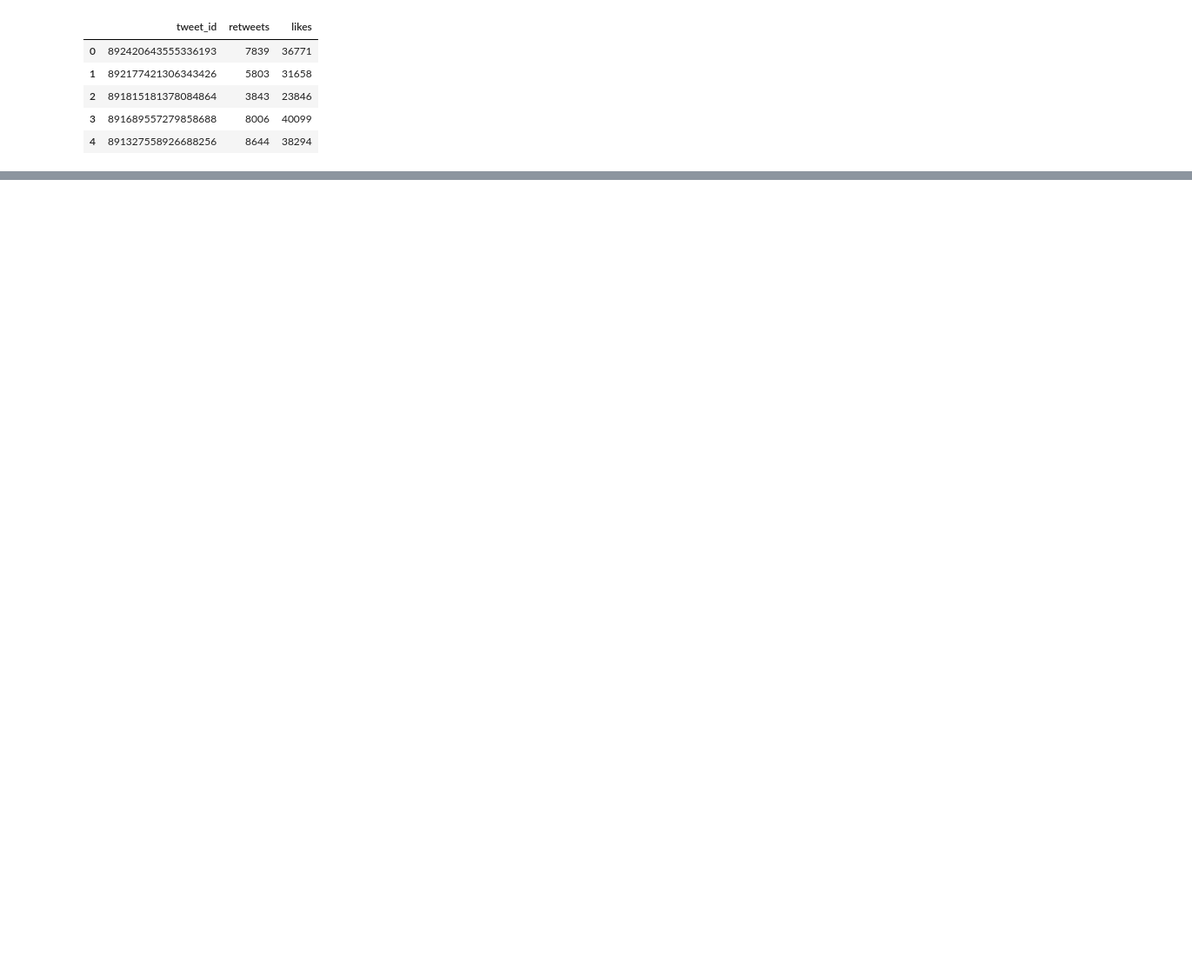
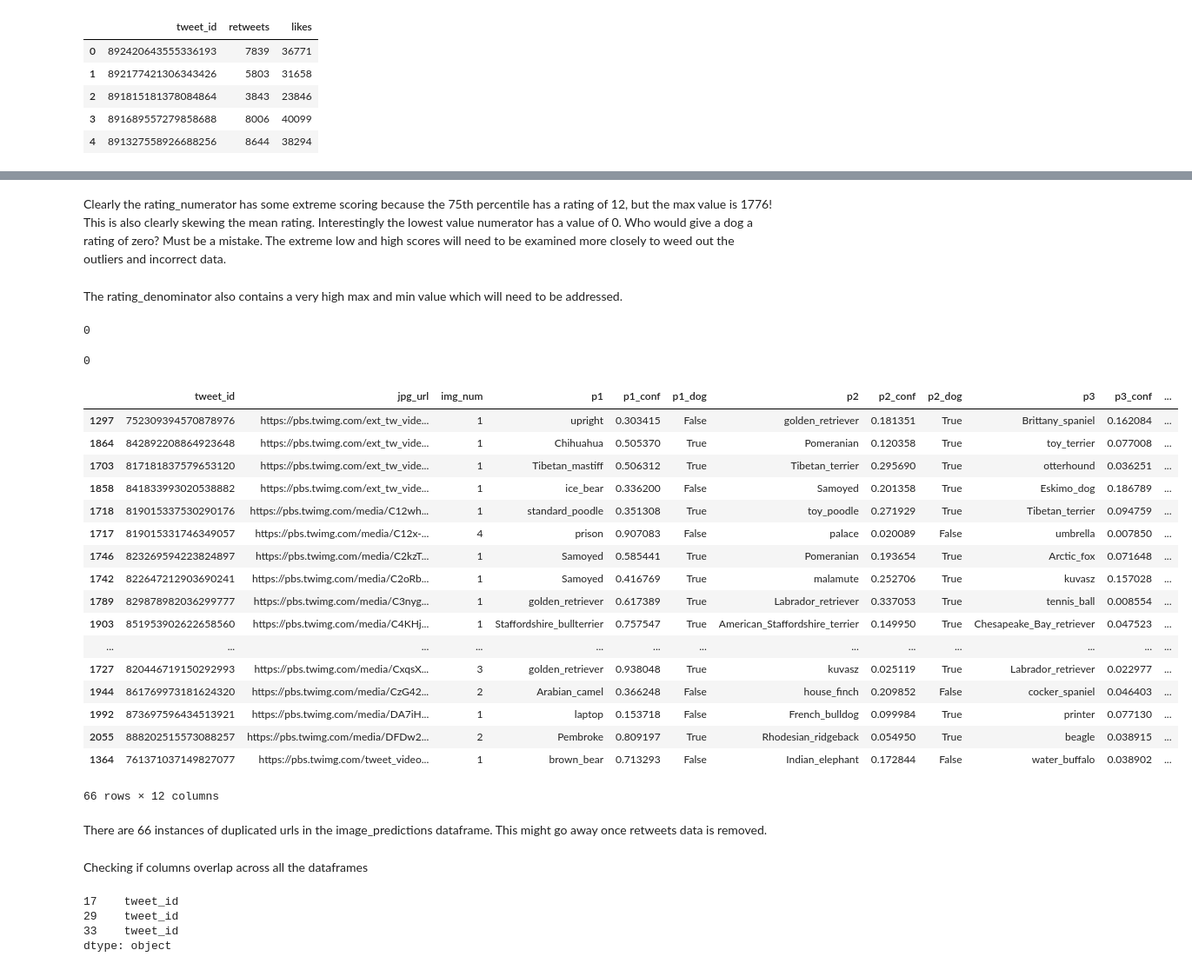
Before and after one commit to yasirgani/udacity_data_wrangling, a Jupyter notebook: wrangle_act.ipynb, the cells around one changed output, grey strips where cells are left out. Shown at 87% size. Saved outputs shown, nothing was run; the diff lists cells and outputs as text; code cells hidden in the pictures; blank space fills up the shorter version.

```diff
--- a/wrangle_act.ipynb
+++ b/wrangle_act.ipynb
@@ -209,0 +530,46 @@ Image.open('pictures/666044226329800704.jpg')
+# %% [markdown]
+Clearly the rating_numerator has some extreme scoring because the 75th percentile has a rating of 12, but the max value is 1776! This is also clearly skewing the mean rating. Interestingly the lowest value numerator has a value of 0. Who would give a dog a rating of zero? Must be a mistake. The extreme low and high scores will need to be examined more closely to weed out the outliers and incorrect data.
+# %% [markdown]
+The rating_denominator also contains a very high max and min value which will need to be addressed.
+# %%
+#check for duplicates
+twitter_enhanced.duplicated().sum()
+# %% [output]
+0
+# %%
+image_predictions.duplicated().sum()
+# %% [output]
+0
+# %%
+image_predictions[image_predictions.jpg_url.duplicated()].sort_values(by='jpg_url')
+# %% [output]
+|  | tweet_id | jpg_url | img_num | p1 | p1_conf | p1_dog | p2 | p2_conf | p2_dog | p3 | p3_conf | ... |
+| 1297 | 752309394570878976 | https://pbs.twimg.com/ext_tw_vide... | 1 | upright | 0.303415 | False | golden_retriever | 0.181351 | True | Brittany_spaniel | 0.162084 | ... |
+| 1864 | 842892208864923648 | https://pbs.twimg.com/ext_tw_vide... | 1 | Chihuahua | 0.505370 | True | Pomeranian | 0.120358 | True | toy_terrier | 0.077008 | ... |
+| 1703 | 817181837579653120 | https://pbs.twimg.com/ext_tw_vide... | 1 | Tibetan_mastiff | 0.506312 | True | Tibetan_terrier | 0.295690 | True | otterhound | 0.036251 | ... |
+| 1858 | 841833993020538882 | https://pbs.twimg.com/ext_tw_vide... | 1 | ice_bear | 0.336200 | False | Samoyed | 0.201358 | True | Eskimo_dog | 0.186789 | ... |
+| 1718 | 819015337530290176 | https://pbs.twimg.com/media/C12wh... | 1 | standard_poodle | 0.351308 | True | toy_poodle | 0.271929 | True | Tibetan_terrier | 0.094759 | ... |
+| 1717 | 819015331746349057 | https://pbs.twimg.com/media/C12x-... | 4 | prison | 0.907083 | False | palace | 0.020089 | False | umbrella | 0.007850 | ... |
+| 1746 | 823269594223824897 | https://pbs.twimg.com/media/C2kzT... | 1 | Samoyed | 0.585441 | True | Pomeranian | 0.193654 | True | Arctic_fox | 0.071648 | ... |
+| 1742 | 822647212903690241 | https://pbs.twimg.com/media/C2oRb... | 1 | Samoyed | 0.416769 | True | malamute | 0.252706 | True | kuvasz | 0.157028 | ... |
+| 1789 | 829878982036299777 | https://pbs.twimg.com/media/C3nyg... | 1 | golden_retriever | 0.617389 | True | Labrador_retriever | 0.337053 | True | tennis_ball | 0.008554 | ... |
+| 1903 | 851953902622658560 | https://pbs.twimg.com/media/C4KHj... | 1 | Staffordshire_bullterrier | 0.757547 | True | American_Staffordshire_terrier | 0.149950 | True | Chesapeake_Bay_retriever | 0.047523 | ... |
+| ... | ... | ... | ... | ... | ... | ... | ... | ... | ... | ... | ... | ... |
+| 1727 | 820446719150292993 | https://pbs.twimg.com/media/CxqsX... | 3 | golden_retriever | 0.938048 | True | kuvasz | 0.025119 | True | Labrador_retriever | 0.022977 | ... |
+| 1944 | 861769973181624320 | https://pbs.twimg.com/media/CzG42... | 2 | Arabian_camel | 0.366248 | False | house_finch | 0.209852 | False | cocker_spaniel | 0.046403 | ... |
+| 1992 | 873697596434513921 | https://pbs.twimg.com/media/DA7iH... | 1 | laptop | 0.153718 | False | French_bulldog | 0.099984 | True | printer | 0.077130 | ... |
+| 2055 | 888202515573088257 | https://pbs.twimg.com/media/DFDw2... | 2 | Pembroke | 0.809197 | True | Rhodesian_ridgeback | 0.054950 | True | beagle | 0.038915 | ... |
+| 1364 | 761371037149827077 | https://pbs.twimg.com/tweet_video... | 1 | brown_bear | 0.713293 | False | Indian_elephant | 0.172844 | False | water_buffalo | 0.038902 | ... |
+66 rows × 12 columns
+# %% [markdown]
+There are 66 instances of duplicated urls in the image_predictions dataframe. This might go away once retweets data is removed.
+# %% [markdown]
+Checking if columns overlap across all the dataframes
+# %%
+all_columns = pd.Series(list(twitter_enhanced) + list(image_predictions) + list(df) + list(sentiment_df))
+all_columns[all_columns.duplicated()]
+# %% [output]
+17    tweet_id
+29    tweet_id
+33    tweet_id
+dtype: object
```
Also changed, not shown: parts of 86 cells of this notebook.
